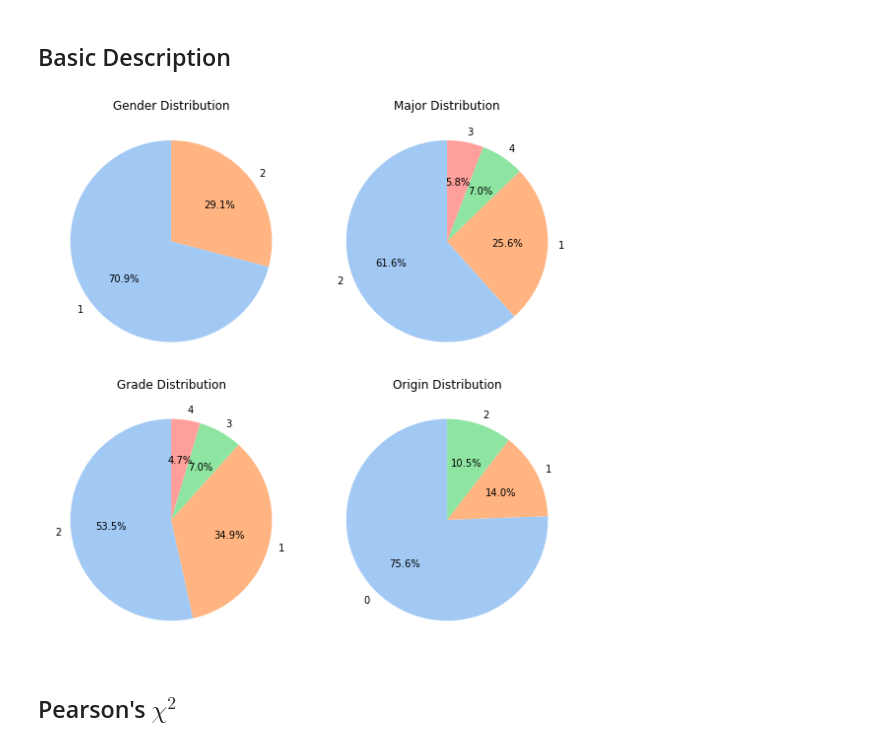
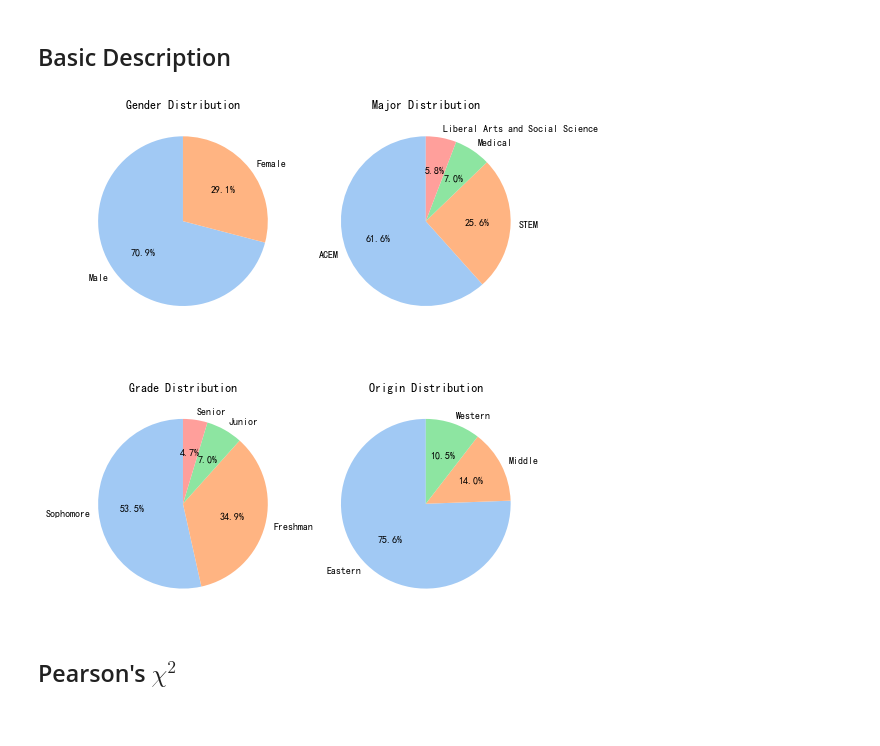
Before and after one commit to Github-1069/Jiaotong-Preference, a Jupyter notebook: Analysis.ipynb, the cells around one changed output. Cells and saved outputs as stored; diff of their text form; code cells hidden in the pictures.

Commit message:
add test of bike, modify plots

```diff
--- a/Analysis.ipynb
+++ b/Analysis.ipynb
@@ -13,7 +13,7 @@ from scipy.stats import chi2
 from forestplot import forestplot
 from scipy.stats import shapiro
 # %%
-df = pd.read_csv('cleaned_data.csv', index_col=0)
+df = pd.read_csv(r'C:\Users\19206\Desktop\交大本科金计\大二上\商务统计学\Group Project\cleaned_data.csv', index_col=0)
 df.head()
 # %% [output]
 |  | gender | major | grade | origin | money | 1010 | 1011 | 1012 | 1013 | 0010 | ... | ... |
@@ -28,14 +28,35 @@ df.head()
 # %%
 # 基本属性的一些饼图
 properties = ['gender', 'major', 'grade', 'origin']
 fig, axes = plt.subplots(2, 2, figsize=(8, 8), facecolor='white')
+plt.rcParams["font.sans-serif"]=["SimHei"]
+plt.rcParams["axes.unicode_minus"]=False
 for i, col in enumerate(properties):
     counts = df[col].value_counts()
-    axes[i // 2, i % 2].pie(counts, labels=counts.index, autopct='%1.1f%%', startangle=90, colors=sns.color_palette("pastel"))
+    axelist=[]
+    if i==0:
+        axelist.append('Male')
+        axelist.append("Female")
+    elif i==1:
+        axelist.append('ACEM')
+        axelist.append('STEM')
+        axelist.append('Medical')
+        axelist.append("Liberal Arts and Social Science")
+    elif i==2:
+        axelist.append("Sophomore")
+        axelist.append("Freshman")
+        axelist.append("Junior")
+        axelist.append("Senior")
+    elif i==3:
+        axelist.append("Eastern")
+        axelist.append("Middle")
+        axelist.append("Western")
+    axes[i // 2, i % 2].pie(counts, labels=axelist, autopct='%1.1f%%', startangle=90, colors=sns.color_palette("pastel"))
     axes[i // 2, i % 2].set_title(f'{col.capitalize()} Distribution')
 plt.tight_layout()
+plt.savefig("Distribution.png",dpi=300)
 # %% [output]
-[figure, old version]
+[figure, new version]
 # %% [markdown]
 ## Pearson's $\chi^2$
 # %%
```
Also changed, not shown: parts of 7 cells of this notebook.
